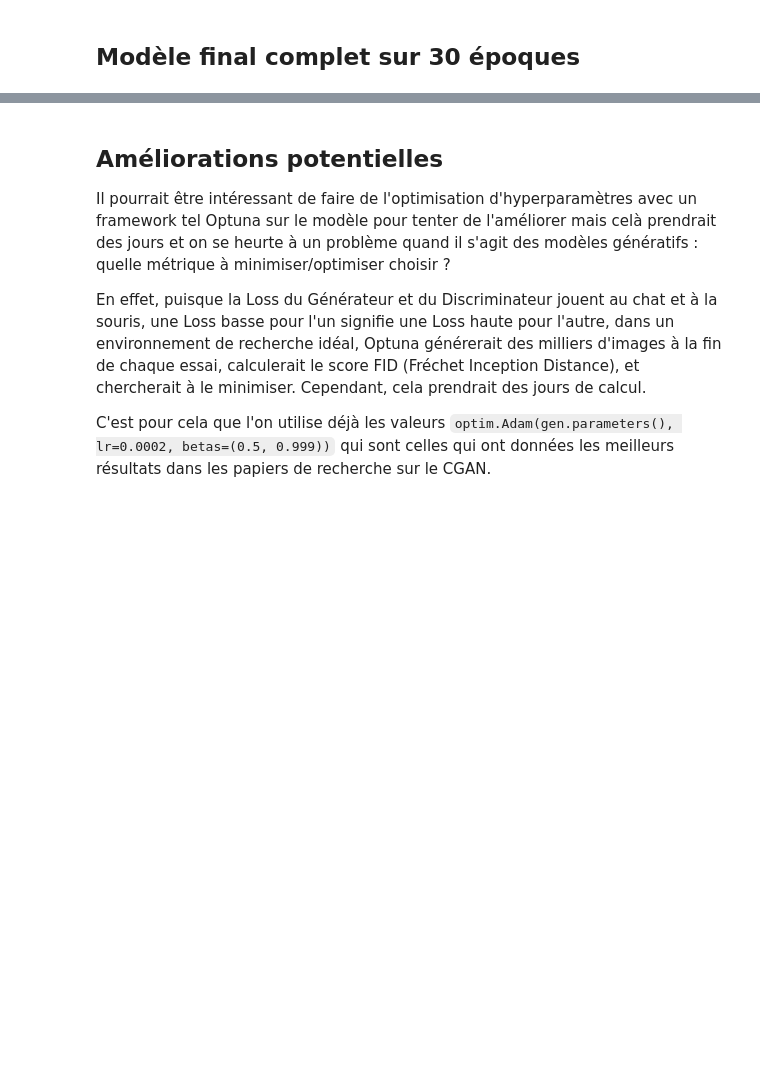
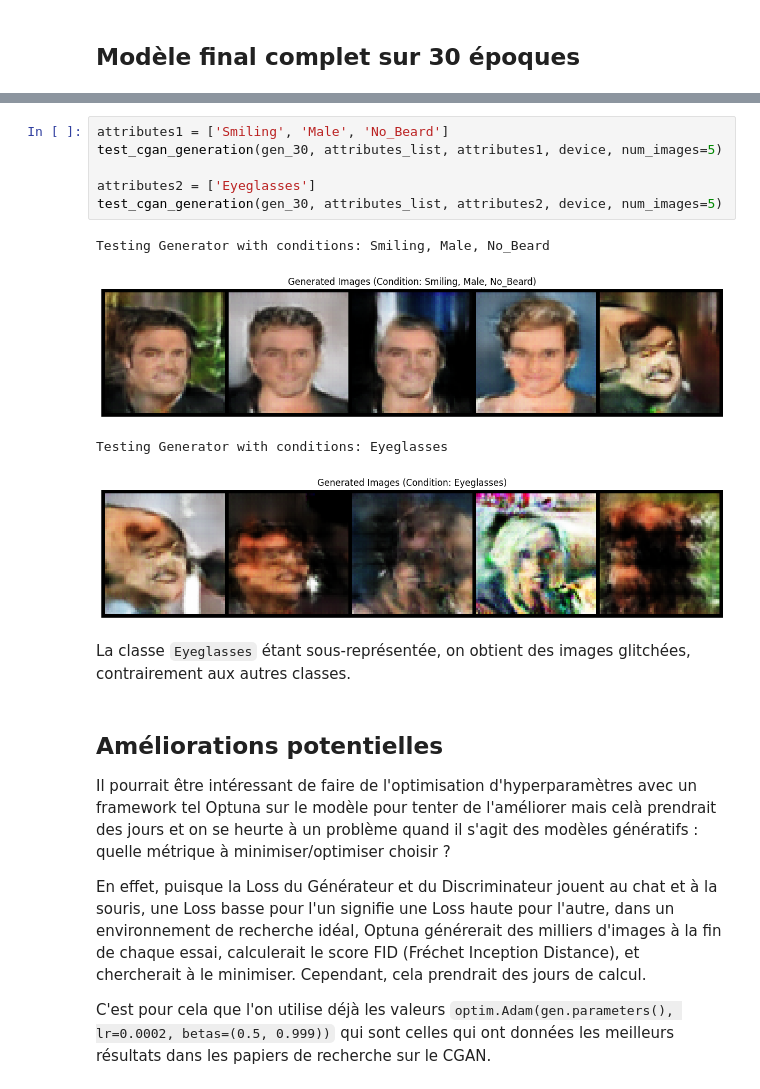
Before and after one commit to Romain-Amigon/8INF883, a Jupyter notebook: GAN/GAN.ipynb, the cells around one changed output, grey strips where cells are left out. Drawn from its saved outputs; the diff is of its cells as text; blank space fills up the shorter version.

```diff
--- a/GAN/GAN.ipynb
+++ b/GAN/GAN.ipynb
@@ -852,3 +900,16 @@ compute_generation_diversity(gen_30, base_condition, device, num_pairs=10)
+# %%
+attributes1 = ['Smiling', 'Male', 'No_Beard']
+test_cgan_generation(gen_30, attributes_list, attributes1, device, num_images=5)
+
+attributes2 = ['Eyeglasses']
+test_cgan_generation(gen_30, attributes_list, attributes2, device, num_images=5)
+# %% [output]
+Testing Generator with conditions: Smiling, Male, No_Beard
+[figure, added]
+Testing Generator with conditions: Eyeglasses
+[figure, added]
+# %% [markdown]
+La classe ``Eyeglasses`` étant sous-représentée, on obtient des images glitchées, contrairement aux autres classes.
 # %% [markdown]
 ## Améliorations potentielles
 
```
Also changed, not shown: parts of 12 cells of this notebook, 4 other files.
